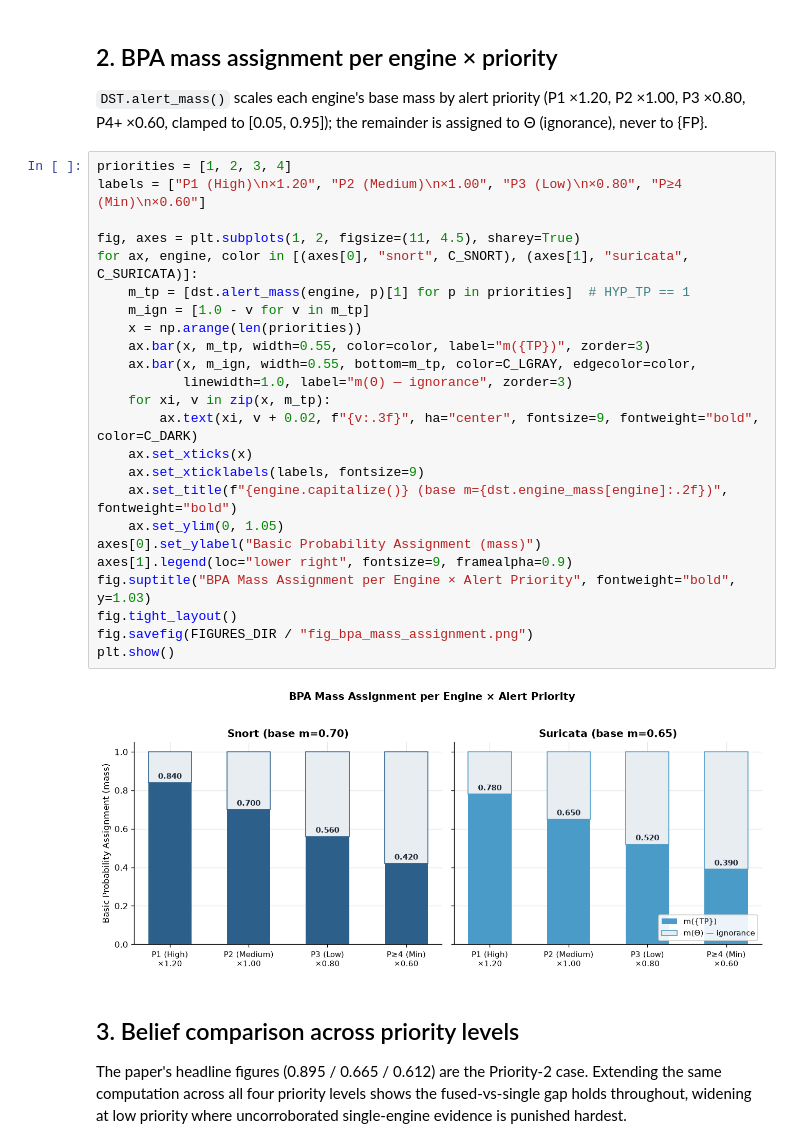
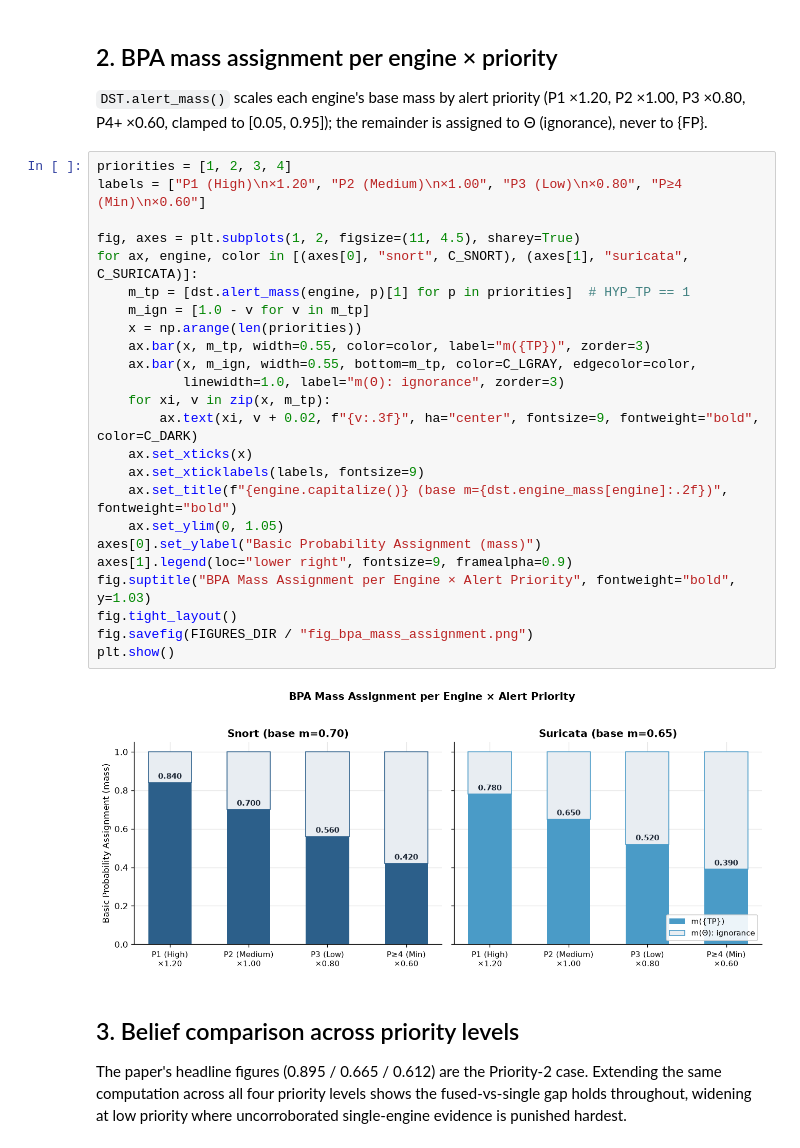
Before and after one commit to alfiyansys/nids-dst-fusion-poc, a Jupyter notebook: notebooks/dst_fusion_analysis.ipynb, the cells around one changed output. Drawn from its saved outputs; the diff is of its cells as text.

```diff
--- a/notebooks/dst_fusion_analysis.ipynb
+++ b/notebooks/dst_fusion_analysis.ipynb
@@ -100,29 +100,29 @@ remainder is assigned to Θ (ignorance), never to {FP}.
 # %%
 priorities = [1, 2, 3, 4]
 labels = ["P1 (High)\n×1.20", "P2 (Medium)\n×1.00", "P3 (Low)\n×0.80", "P≥4 (Min)\n×0.60"]
 
 fig, axes = plt.subplots(1, 2, figsize=(11, 4.5), sharey=True)
 for ax, engine, color in [(axes[0], "snort", C_SNORT), (axes[1], "suricata", C_SURICATA)]:
     m_tp = [dst.alert_mass(engine, p)[1] for p in priorities]  # HYP_TP == 1
     m_ign = [1.0 - v for v in m_tp]
     x = np.arange(len(priorities))
     ax.bar(x, m_tp, width=0.55, color=color, label="m({TP})", zorder=3)
     ax.bar(x, m_ign, width=0.55, bottom=m_tp, color=C_LGRAY, edgecolor=color,
-           linewidth=1.0, label="m(Θ) — ignorance", zorder=3)
+           linewidth=1.0, label="m(Θ): ignorance", zorder=3)
     for xi, v in zip(x, m_tp):
         ax.text(xi, v + 0.02, f"{v:.3f}", ha="center", fontsize=9, fontweight="bold", color=C_DARK)
     ax.set_xticks(x)
     ax.set_xticklabels(labels, fontsize=9)
     ax.set_title(f"{engine.capitalize()} (base m={dst.engine_mass[engine]:.2f})", fontweight="bold")
     ax.set_ylim(0, 1.05)
 axes[0].set_ylabel("Basic Probability Assignment (mass)")
 axes[1].legend(loc="lower right", fontsize=9, framealpha=0.9)
 fig.suptitle("BPA Mass Assignment per Engine × Alert Priority", fontweight="bold", y=1.03)
 fig.tight_layout()
 fig.savefig(FIGURES_DIR / "fig_bpa_mass_assignment.png")
 plt.show()
 # %% [output]
-[figure, old version]
+[figure, new version]
 # %% [markdown]
 ## 3. Belief comparison across priority levels
 
```
Also changed, not shown: parts of 6 cells of this notebook, 5 other files.
